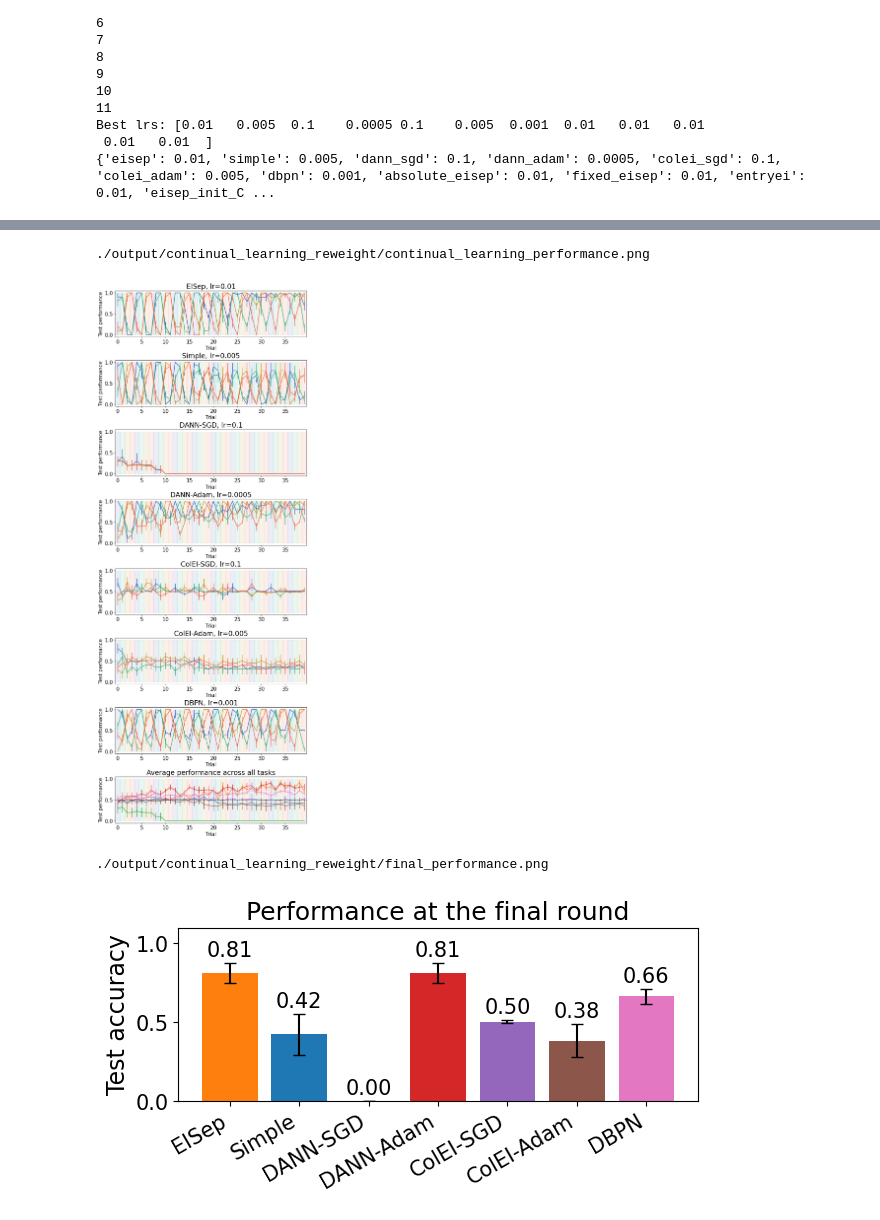
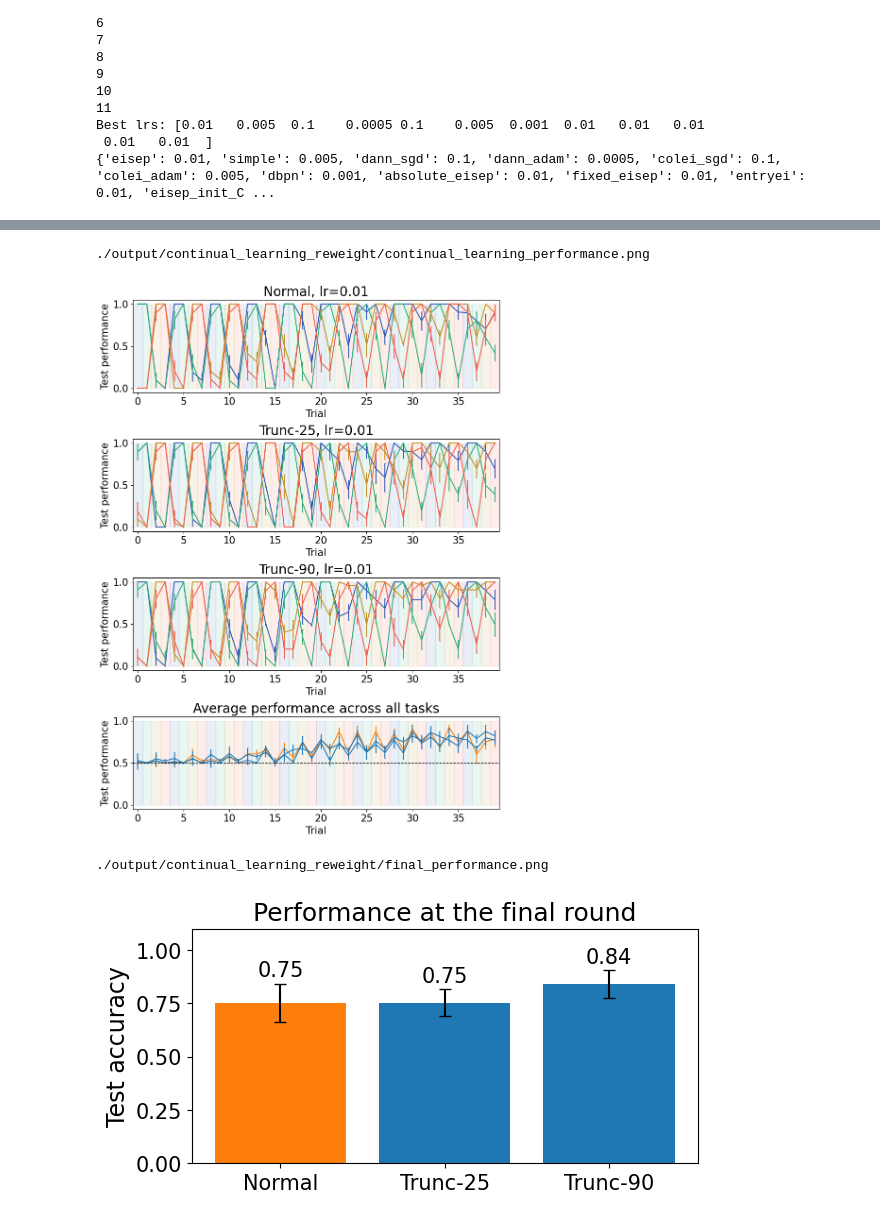
Before and after one commit to NeuroAIHub/EISep, a Jupyter notebook: docs/examples/supervised_sequential_learning_truncate.ipynb, the cells around one changed output, grey strips where cells are left out. Cells and saved outputs as stored; diff of their text form; code cells hidden in the pictures.

```diff
--- a/docs/examples/supervised_sequential_learning_truncate.ipynb
+++ b/docs/examples/supervised_sequential_learning_truncate.ipynb
@@ -45,7 +45,7 @@ from net.simple import SimpleNet
 from net.eisep import EISepNet
 from net.dbp import DBPN
 import copy
-def train(env, net, env_vec, epoch, batch_size, seq_len, lr, stop_eie_fraction):
+def train(env, net, env_vec, epoch, batch_size, seq_len, lr, ei_entropy_loss_coef):
 
     net.train()
 
@@ -61,15 +61,9 @@ def train(env, net, env_vec, epoch, batch_size, seq_len, lr, stop_eie_fraction):
     loss_log = np.zeros((epoch, 3))
     gradient_log = np.zeros((epoch, 7))
     grad_log = np.zeros((epoch, net.hidden_size ** 2))  # 新增
-    freeze_step = int(stop_eie_fraction * epoch)
-    ei_frozen = False
-    ei_entropy_loss_coef = 1.0
+
     for i in range(epoch):
 
-        if not ei_frozen and i >= freeze_step:
-            net.set_temperature(-1)  # switch to hard (argmax) E/I assignments
-            ei_entropy_loss_coef = 0.0
-            ei_frozen = True
 
         inputs, labels = dataset()
 
@@ -218,11 +212,18 @@ def continual_learning(envs, net, epoch, batch_size, seq_len, lr, repeat_times,
     # 新增: hidden_state_logs[k][i][j] = 训练完第i个任务后，在第j个任务上收集的激活
     # 用 object array 存，因为 total_T 可能不同
     # hidden_state_logs = np.empty((len(envs)), dtype=object)
-
+    freeze_step = int(stop_eie_fraction * repeat_times * len(envs))
+    ei_frozen = False
+    ei_entropy_loss_coef = 1.0
     for k in range(repeat_times):
         for i, env in enumerate(envs):
+            print('Trial: ', k*len(envs)+i)
+            if not ei_frozen and (k*len(envs)+i) >= freeze_step:
+                net.set_temperature(-1)  # switch to hard (argmax) E/I assignments
+                ei_entropy_loss_coef = 0.0
+                ei_frozen = True
             W_before_train = net.get_actual_weight().detach().clone()
-            net, loss_log, gradient_log, mean_grad = train(env, net, env_vecs[i], epoch, batch_size, seq_len, lr, stop_eie_fraction)
+            net, loss_log, gradient_log, mean_grad = train(env, net, env_vecs[i], epoch, batch_size, seq_len, lr, ei_entropy_loss_coef=ei_entropy_loss_coef)
             loss_logs[k, i] = loss_log
             gradient_logs[k, i] = gradient_log
             grad_direction_logs[k, i] = mean_grad  # 新增
@@ -387,7 +388,7 @@ import os
 # model_names = ['dann_sgd', 'dann_adam', 'colei_sgd', 'colei_adam', 'dbpn']
 model_names = ['eisep']
 # model_names = ['dann_sgd', 'dann_adam', 'colei_sgd', 'colei_adam', 'dbpn', 'absolute_eisep', 'fixed_eisep', 'entryei', 'eisep_init_ColEI', 'eisep_init_DBPN']
-stop_eie_fractions = [0.25, 0.9]
+stop_eie_fractions = [0.9]
 # lrs = [best_lr_dict[model_name] for model_name in model_names]
 lrs = [0.01]
 print(lrs)
@@ -427,20 +428,21 @@ KeyboardInterrupt:
 import pickle as pkl
 import numpy as np
 import os
-# model_names = ['eisep', 'simple']
-# legend_names = ['EISep', 'Simple']
-# model_colors = ['C1', 'C0']
+model_names = ['eisep', 'eisep_trunc_0.25', 'eisep_trunc_0.9']
+legend_names = ['Normal', 'Trunc-25', 'Trunc-90']
+model_colors = ['C1', 'C0', 'C0']
 
-model_names = ['eisep', 'simple', 'dann_sgd', 'dann_adam', 'colei_sgd', 'colei_adam', 'dbpn']
-legend_names = ['EISep', 'Simple', 'DANN-SGD', 'DANN-Adam', 'ColEI-SGD', 'ColEI-Adam', 'DBPN']
-model_colors = ['C1', 'C0', 'C2', 'C3', 'C4', 'C5', 'C6', 'C7', 'C8', 'C9']
+# model_names = ['eisep', 'simple', 'dann_sgd', 'dann_adam', 'colei_sgd', 'colei_adam', 'dbpn']
+# legend_names = ['EISep', 'Simple', 'DANN-SGD', 'DANN-Adam', 'ColEI-SGD', 'ColEI-Adam', 'DBPN']
+# model_colors = ['C1', 'C0', 'C2', 'C3', 'C4', 'C5', 'C6', 'C7', 'C8', 'C9']
 
 # model_names = ['eisep', 'simple', 'absolute_eisep', 'fixed_eisep', 'entryei', 'eisep_init_ColEI', 'eisep_init_DBPN']
 # legend_names = ['EISep', 'Simple', 'Abs-EISep', 'Fixed-EISep', 'EntryEI', 'EISep(N1)', 'EISep(N2)']
 # model_colors = ['C1', 'C0', 'C7', 'C8', 'C9', '#E69F00', '#009E73']
 
-lrs = [best_lr_dict[model_name] for model_name in model_names]
-paths = [f'./result/continual_learning_reweight/hidden_64/lr{lr}_{model_name}_info.pkl' for model_name, lr in zip(model_names, lrs)]
+# lrs = [best_lr_dict[model_name] for model_name in model_names]
+lrs = [0.01] * 3
+paths = [f'./result/continual_learning_reweight/lr{lr}_{model_name}_info.pkl' for model_name, lr in zip(model_names, lrs)]
 # paths = [f'./result/continual_learning_gradient_alignment_reorder/lr{lr}_{model_name}_info.pkl' for model_name, lr in zip(model_names, lrs)]
 for i in range(len(paths)):
     print(paths[i])
@@ -661,36 +641,36 @@ plt.savefig(figpath, dpi=400)
 print(figpath)
 # %% [output]
 ./output/continual_learning_reweight/continual_learning_performance.png
-[figure, old version]
+[figure, new version]
 # %%
 from net.common import savefig
 final_performance_stes = np.zeros((len(infos),2))
 for i in range(len(infos)):
     test_perf = test_perfs[i]
     assert test_perf.shape == (n_seed, repeat_times, len(envs), len(envs))
     test_perf_mean = test_perf.mean(0)
     test_perf_ste = test_perf.std(0)/np.sqrt(n_seed)
     final_performance = test_perf_mean[-1].mean()
     final_ste = test_perf_ste[-1].mean()
     final_performance_stes[i,0] = final_performance
     final_performance_stes[i,1] = final_ste
 
 fontsize = 15
 fig, ax = plt.subplots(1,1,figsize=(6,3), constrained_layout=True)
 for i in range(len(model_names)):
     bars = ax.bar(i, final_performance_stes[i,0], yerr=final_performance_stes[i,1], capsize=4, color=model_colors[i])
     ax.bar_label(bars, fmt='%.2f', padding=2, fontsize=15)
 
 ax.set_ylim(0,1.1)
 ax.set_xticks(np.arange(len(model_names)))
-ax.set_xticklabels(legend_names[:len(model_names)], rotation=30, ha='right', fontsize=12)
+ax.set_xticklabels(legend_names[:len(model_names)], rotation=0, ha='center', fontsize=12)
 ax.set_ylabel('Test accuracy', fontsize=fontsize+2)
 ax.set_title('Performance at the final round', fontsize=fontsize+3)
 ax.tick_params(labelsize=fontsize)
 savefig('./output/continual_learning_reweight/final_performance.png', dpi=400)
 # %% [output]
 ./output/continual_learning_reweight/final_performance.png
-[figure, old version]
+[figure, new version]
 # %%
 fig, ax = plt.subplots(1,1, figsize=(5,1), constrained_layout=True)
 # titles = ['EISep, lr=1e-2', 'Simple, lr=5e-3', 'Simple, lr=1e-2']
```
Also changed, not shown: parts of 13 cells of this notebook, 56 other files.
